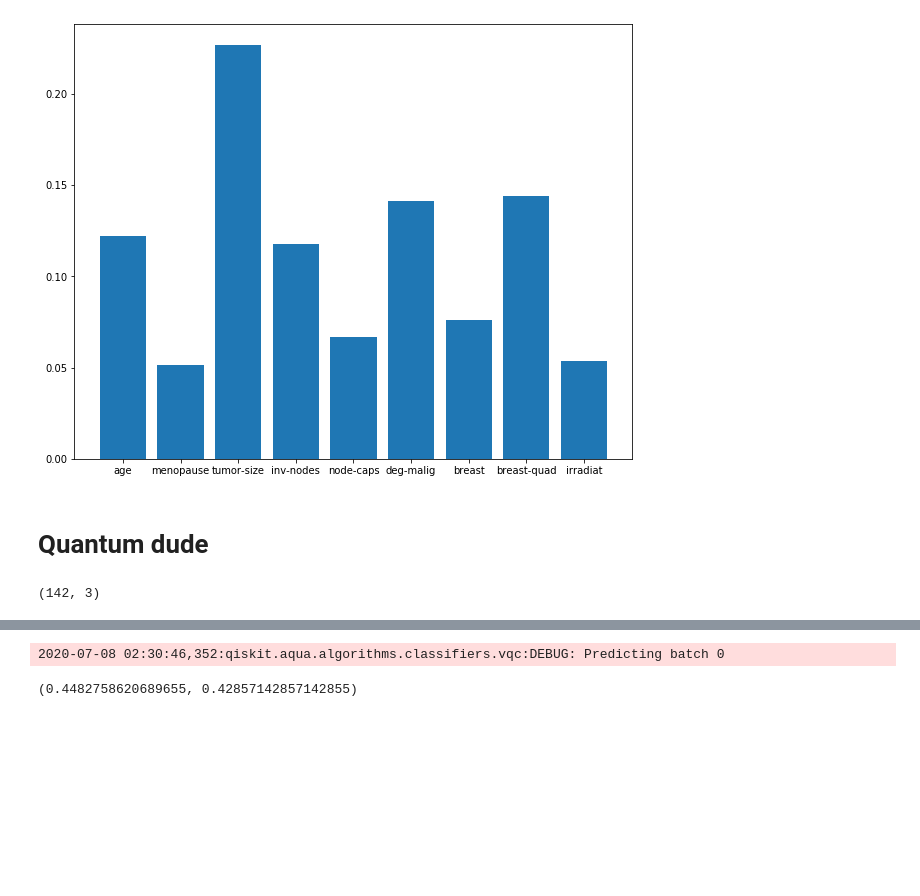
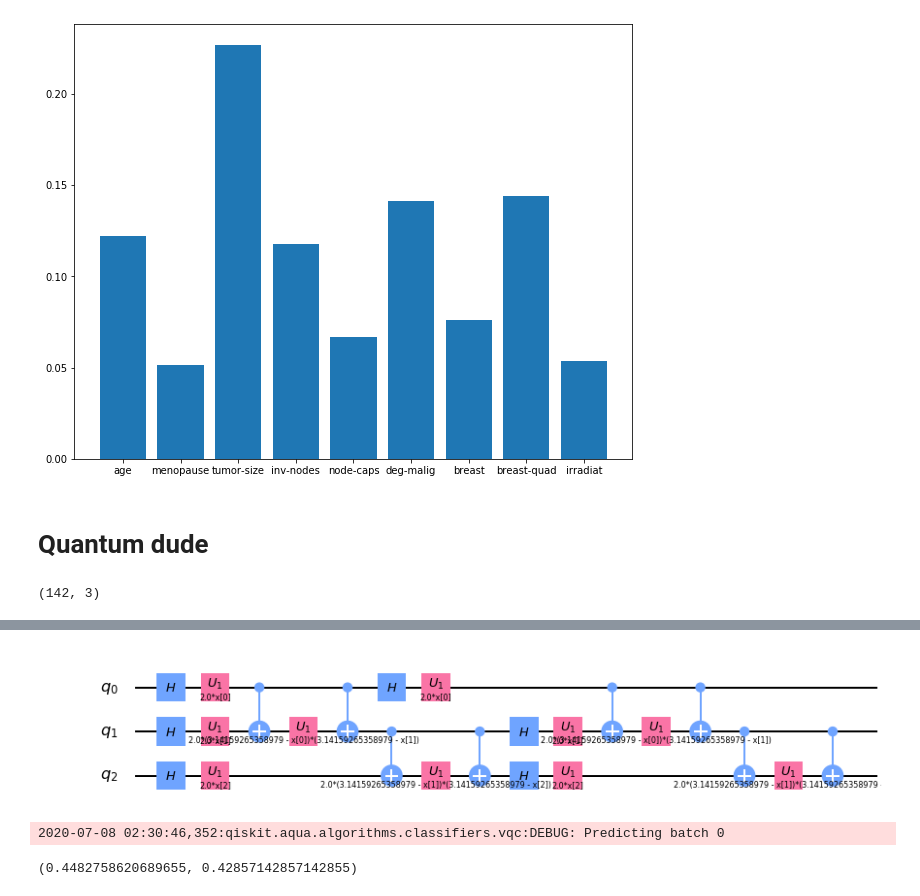
Before and after one commit to Coldog2333/qc_group_project, a Jupyter notebook: Breast_cancer_VQC.ipynb, the cells around one changed output, grey strips where cells are left out. Cells and saved outputs as stored; diff of their text form; code cells hidden in the pictures; blank space fills up the shorter version.

```diff
--- a/Breast_cancer_VQC_napat.ipynb
+++ b/Breast_cancer_VQC.ipynb
@@ -181,3 +156,7 @@ Found opt_params [ 1.75182866 -1.29797621  2.03577784 -0.5670404  -2.68619493  1
+# %%
+ZZFeatureMap(feature_dimension=len(mvp_col), reps=2, entanglement='linear').draw('mpl')
+# %% [output]
+[figure, added]
 # %%
 y_pred = qsvm.predict(df_test_q)[1]
 
```
Also changed, not shown: parts of 6 cells of this notebook, 5 other files.
